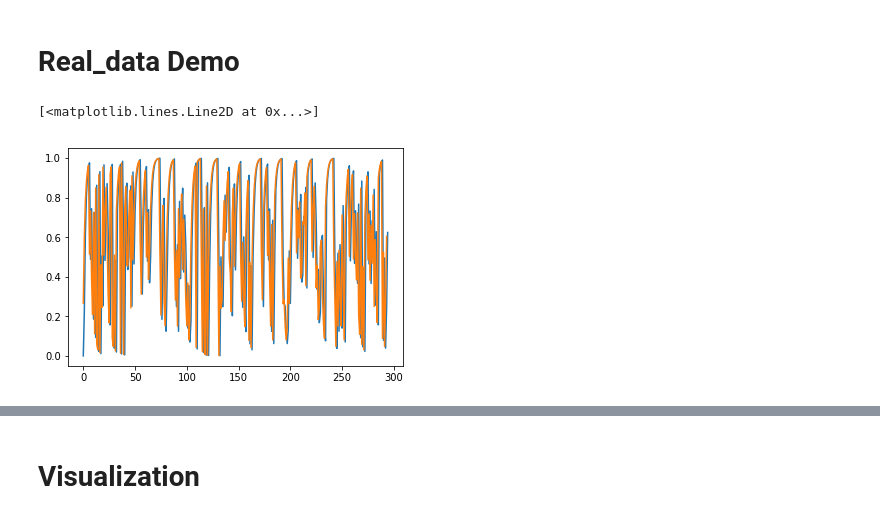
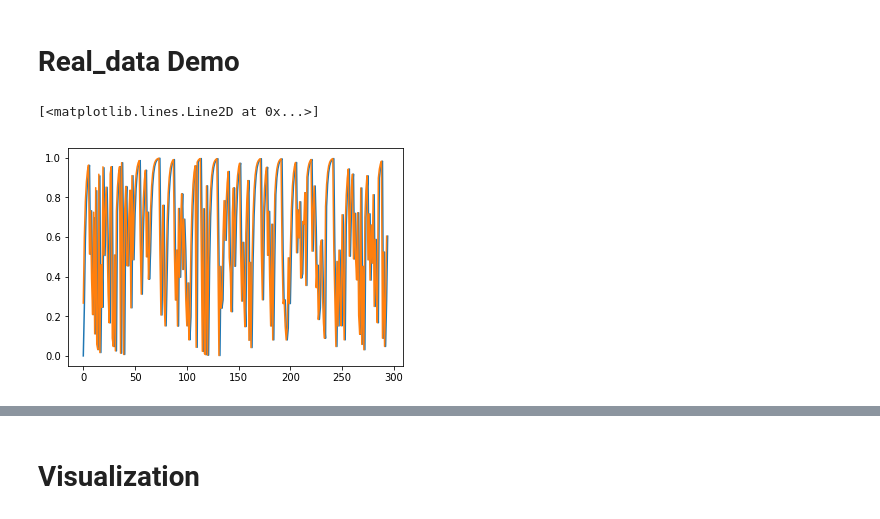
Before and after one commit to Maylibooyah69/RewardReversalPorject, a Jupyter notebook: Data_processing.ipynb, the cells around one changed output, grey strips where cells are left out. Cells and saved outputs as stored; diff of their text form; code cells hidden in the pictures.

```diff
--- a/Data_processing.ipynb
+++ b/Data_processing.ipynb
@@ -153,10 +132,10 @@ plt.plot(rat.Qlog)
 # %%
 mydf=epoched_df[12]['Best']
 env=RL_env(mydf['action'],mydf['reward'])
-rat=Rat(mydf['action'],0.5,0.5,1,init_Q=np.array([0.45,0.45]),sim=False)
+rat=Rat(mydf['action'],0.450942,0.466634,	0.553753,init_Q=np.array([0.45,0.45]),sim=False)
 env,rat=train_rat(env,rat,mydf.shape[0],sim=False)
 plt.plot(rat.qlog)
 plt.plot(range(len(mydf)),mydf['Q'])
 # %% [output]
 [<matplotlib.lines.Line2D at 0x...>]
-[figure, old version]
+[figure, new version]
```
Also changed, not shown: parts of 8 cells of this notebook, 33 other files.
